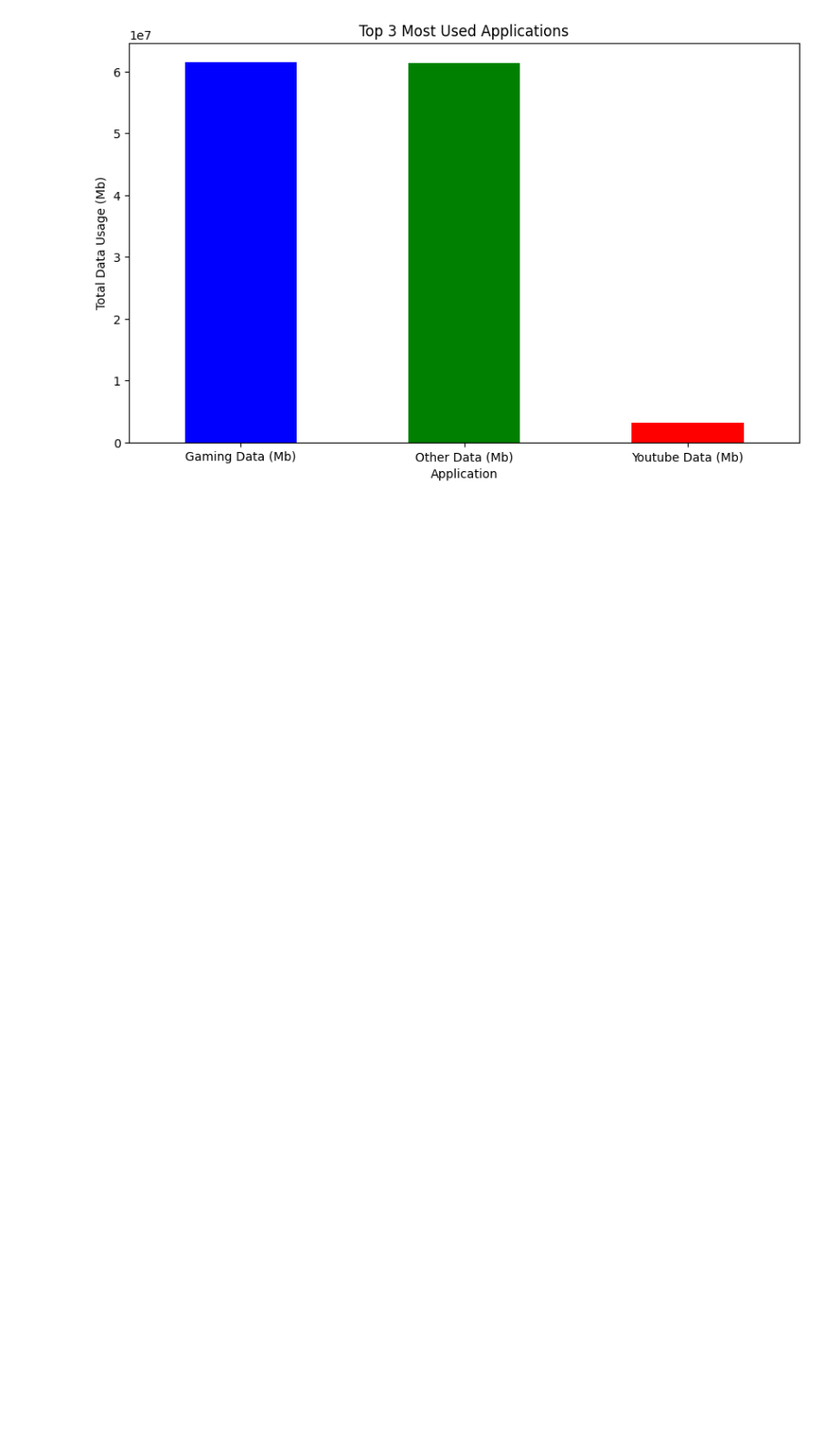
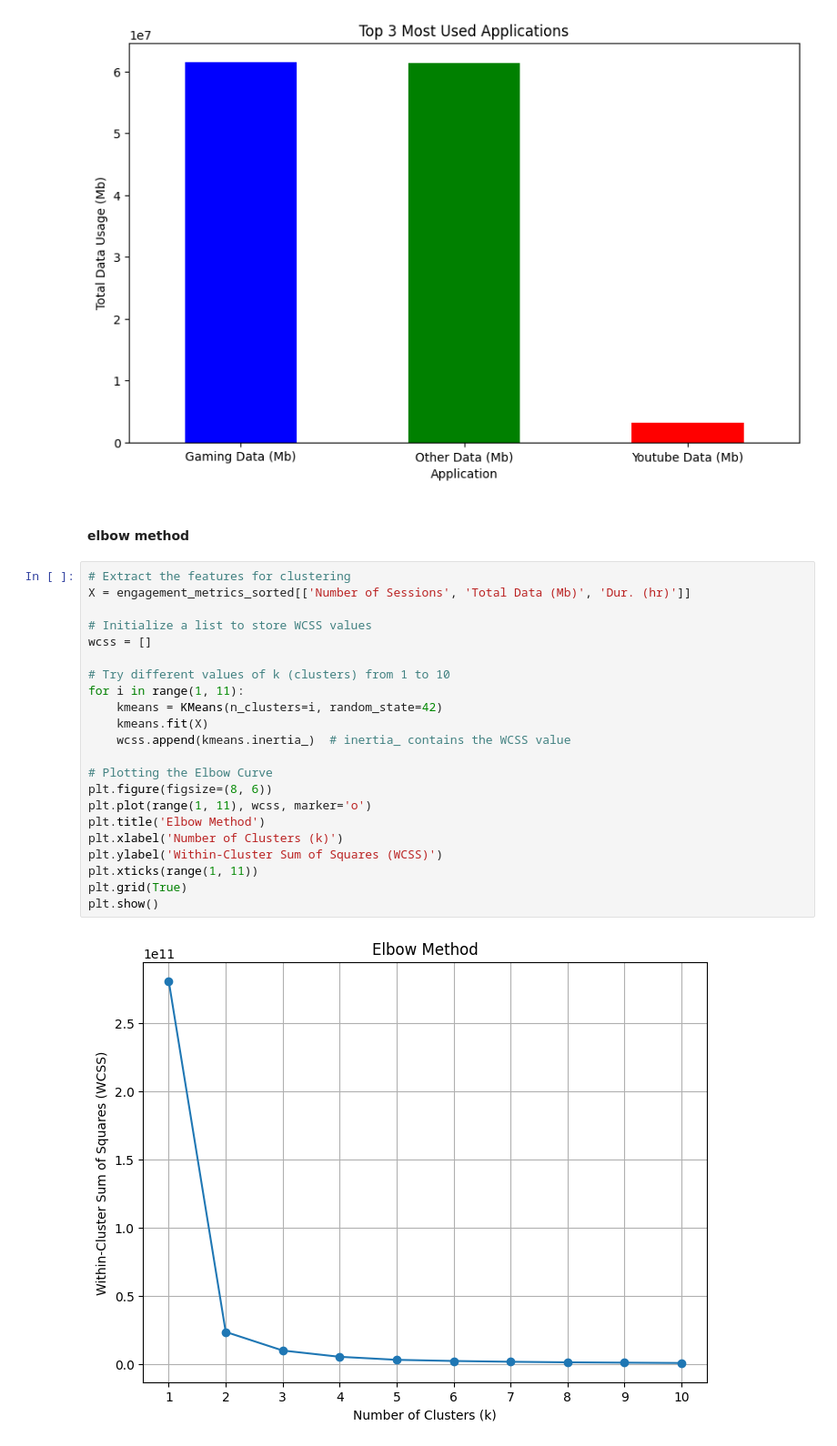
Before and after one commit to abrahamshimelis/TellCo-telecom, a Jupyter notebook: notebooks/data-analysis.ipynb, the cells around one changed output. Shown at 91% size. Drawn from its saved outputs; the diff is of its cells as text; blank space fills up the shorter version.

Commit message:
do elbow method

```diff
--- a/notebooks/data-analysis.ipynb
+++ b/notebooks/data-analysis.ipynb
@@ -793,3 +793,29 @@ plt.yticks(rotation=0)
 plt.show()
 # %% [output]
 [figure]
+# %% [markdown]
+#### elbow method
+# %%
+# Extract the features for clustering
+X = engagement_metrics_sorted[['Number of Sessions', 'Total Data (Mb)', 'Dur. (hr)']]
+
+# Initialize a list to store WCSS values
+wcss = []
+
+# Try different values of k (clusters) from 1 to 10
+for i in range(1, 11):
+    kmeans = KMeans(n_clusters=i, random_state=42)
+    kmeans.fit(X)
+    wcss.append(kmeans.inertia_)  # inertia_ contains the WCSS value
+
+# Plotting the Elbow Curve
+plt.figure(figsize=(8, 6))
+plt.plot(range(1, 11), wcss, marker='o')
+plt.title('Elbow Method')
+plt.xlabel('Number of Clusters (k)')
+plt.ylabel('Within-Cluster Sum of Squares (WCSS)')
+plt.xticks(range(1, 11))
+plt.grid(True)
+plt.show()
+# %% [output]
+[figure, added]
```
Also changed, not shown: parts of 1 cell of this notebook.
